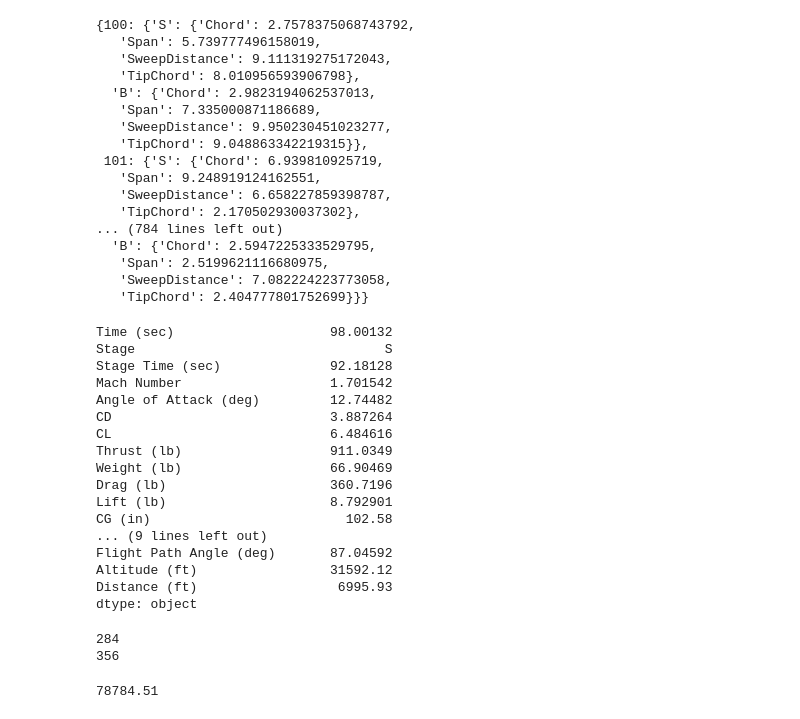
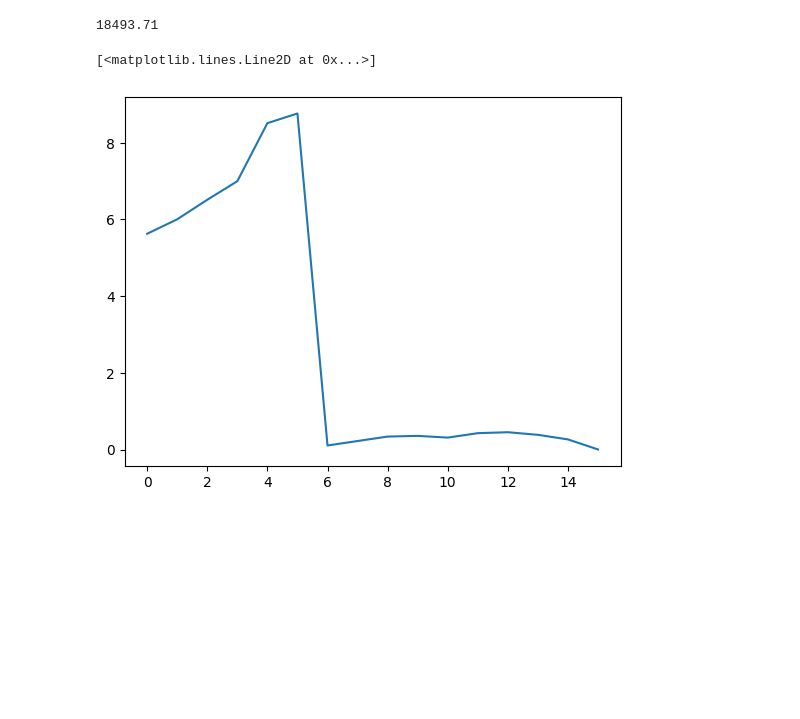
Before and after one commit to alex-t-hu/rocket, a Jupyter notebook: stability.ipynb, the cells around one changed output. Saved outputs shown, nothing was run; the diff lists cells and outputs as text; code cells hidden in the pictures; blank space fills up the shorter version.

Commit message:
stability PCA

```diff
--- a/stability.ipynb
+++ b/stability.ipynb
@@ -14,44 +14,0 @@ import pickle
-# %%
-with open('sample_list_100.pkl', 'rb') as f:
-    D = pickle.load(f)
-# %%
-D
-# %% [output]
-{100: {'S': {'Chord': 2.7578375068743792,
-   'Span': 5.739777496158019,
-   'SweepDistance': 9.111319275172043,
-   'TipChord': 8.010956593906798},
-  'B': {'Chord': 2.9823194062537013,
-   'Span': 7.335000871186689,
-   'SweepDistance': 9.950230451023277,
-   'TipChord': 9.048863342219315}},
- 101: {'S': {'Chord': 6.939810925719,
-   'Span': 9.248919124162551,
-   'SweepDistance': 6.658227859398787,
-   'TipChord': 2.170502930037302},
-... (784 lines left out)
-  'B': {'Chord': 2.5947225333529795,
-   'Span': 2.5199621116680975,
-   'SweepDistance': 7.082224223773058,
-   'TipChord': 2.404777801752699}}}
-# %%
-df = pd.read_csv('rocket-results/356.csv')
-df.max()
-# %% [output]
-Time (sec)                    98.00132
-Stage                                S
-Stage Time (sec)              92.18128
-Mach Number                   1.701542
-Angle of Attack (deg)         12.74482
-CD                            3.887264
-CL                            6.484616
-Thrust (lb)                   911.0349
-Weight (lb)                   66.90469
-Drag (lb)                     360.7196
-Lift (lb)                     8.792901
-CG (in)                         102.58
-... (9 lines left out)
-Flight Path Angle (deg)       87.04592
-Altitude (ft)                 31592.12
-Distance (ft)                  6995.93
-dtype: object
@@ -63,12 +30,14 @@ for i in range(400):
         df = pd.read_csv(f'rocket-results/{i}.csv')
     except:
         continue
-    if 100 > df.max()['Time (sec)'] > 20:
+    if 90 > df.max()['Time (sec)'] > 20:
         print(i)
-# %% [output]
-284
-356
 # %%
 df.max()['Altitude (ft)']
 # %% [output]
-78784.51
+18493.71
+# %%
+plt.plot(df['Time (sec)'], df['Stability Margin (cal)'])
+# %% [output]
+[<matplotlib.lines.Line2D at 0x...>]
+[figure, added]
```
Also changed, not shown: parts of 14 cells of this notebook.
